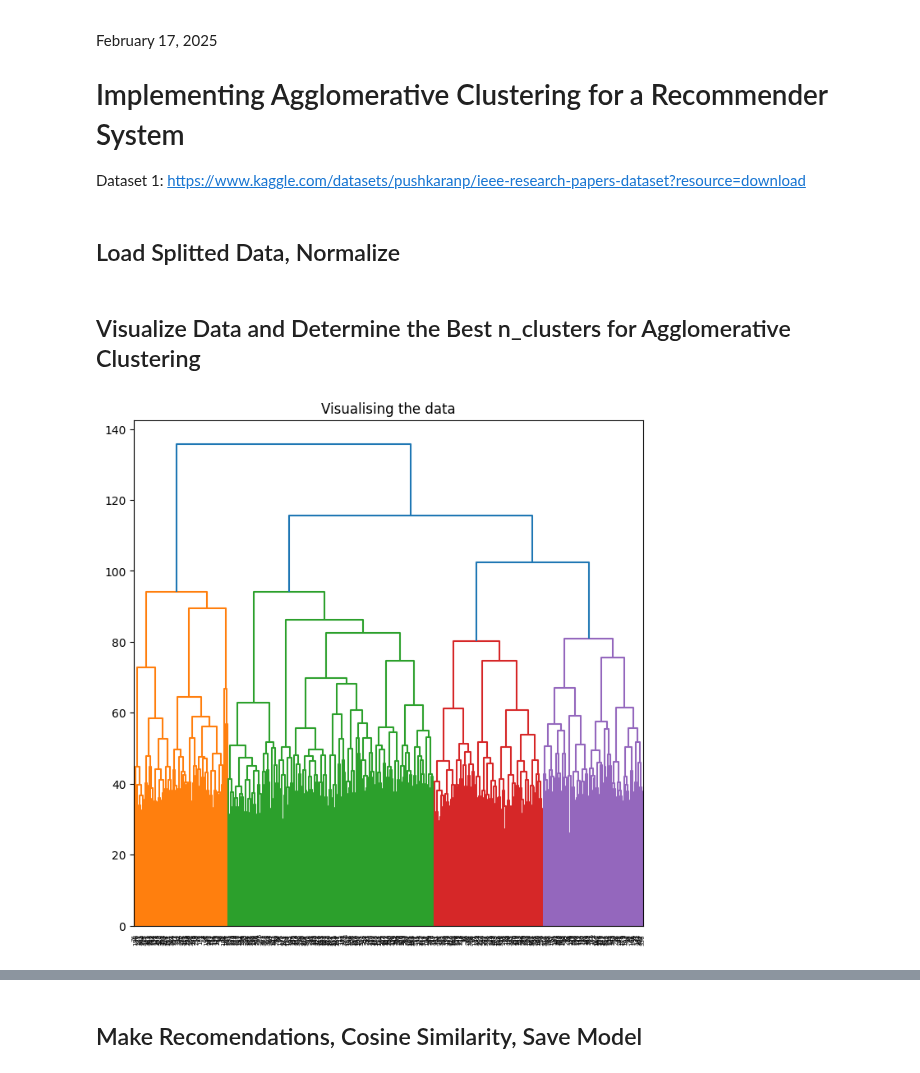
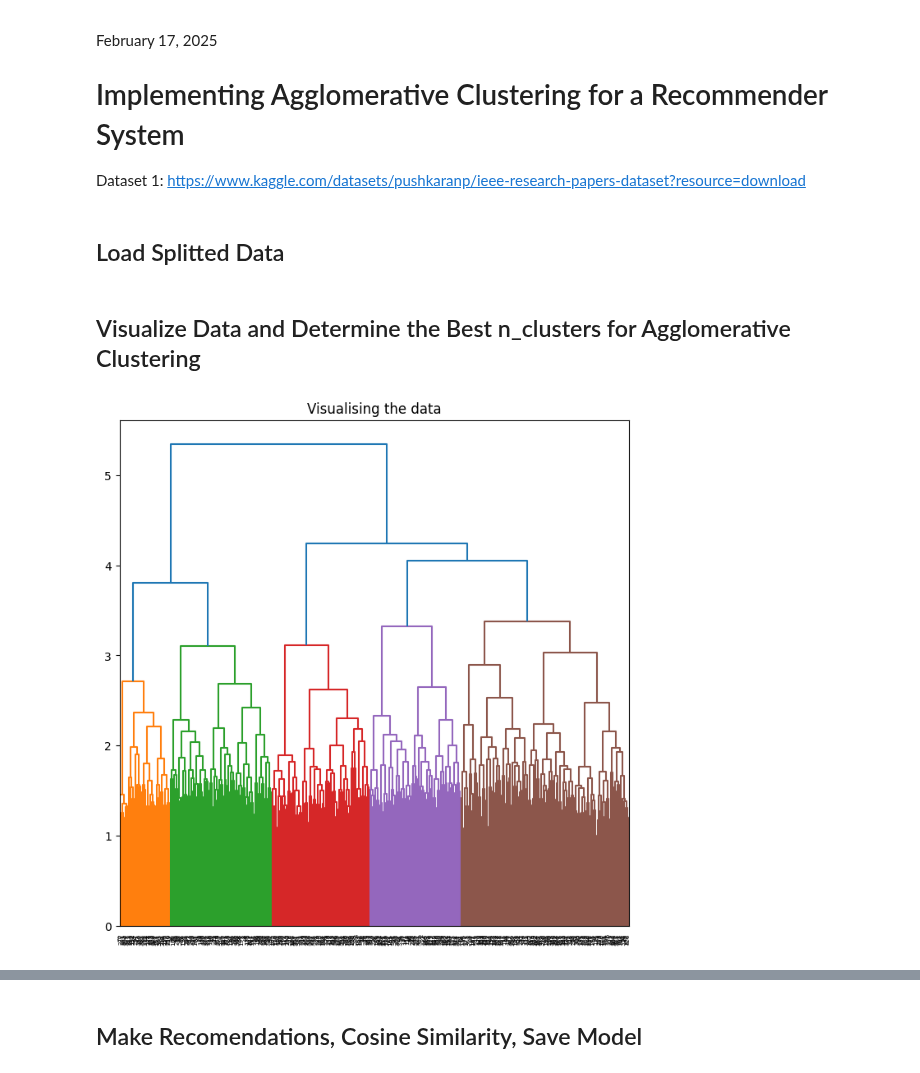
Before and after one commit to sdhanraj-1/ECE9309_MachineLearningProject, a Jupyter notebook: agglomerative.ipynb, the cells around one changed output, grey strips where cells are left out. Saved outputs shown, nothing was run; the diff lists cells and outputs as text; code cells hidden in the pictures.

Commit message:
Year and citation data not used in training, no longer normalizing data, got non-negative cosine similarities now

```diff
--- a/agglomerative.ipynb
+++ b/agglomerative.ipynb
@@ -28,7 +28,7 @@ from sklearn.metrics import silhouette_score
 from sklearn.metrics.pairwise import cosine_similarity, euclidean_distances
 from sklearn.feature_extraction.text import TfidfVectorizer
 # %% [markdown]
-## Load Splitted Data, Normalize
+## Load Splitted Data
 # %%
 # Load in the preprocessed dataset splits
 trnDF:pd.DataFrame = pd.read_parquet("./parquets/train.parquet.gzip")
@@ -52,10 +40,10 @@ valNorm:pd.DataFrame = pd.DataFrame(
 # %%
 # Dendrogram
 plt.figure(figsize =(8, 8))
 plt.title('Visualising the data')
-Dendrogram = shc.dendrogram((shc.linkage(trnNorm, method ='ward')))
+Dendrogram = shc.dendrogram((shc.linkage(trnDF, method ='ward')))
 # %% [output]
-[figure, old version]
+[figure, new version]
 # %%
 # Use silhouette scores to assess the best AC
 # (AgglomerativeClustering) n_clusters value
```
Also changed, not shown: parts of 9 cells of this notebook, 5 other files.
